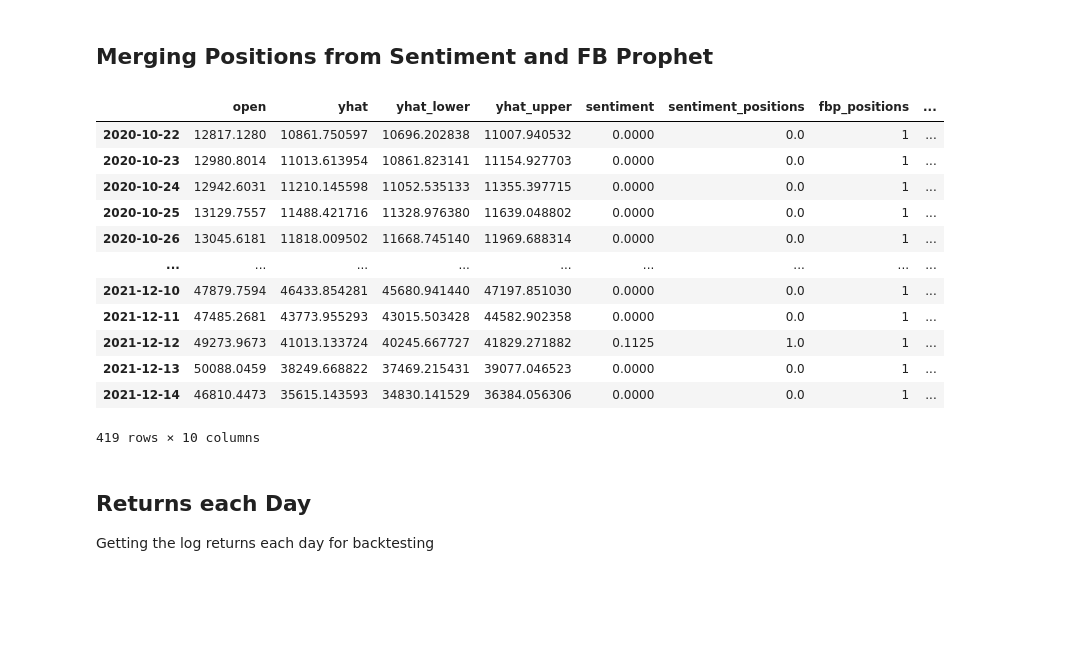
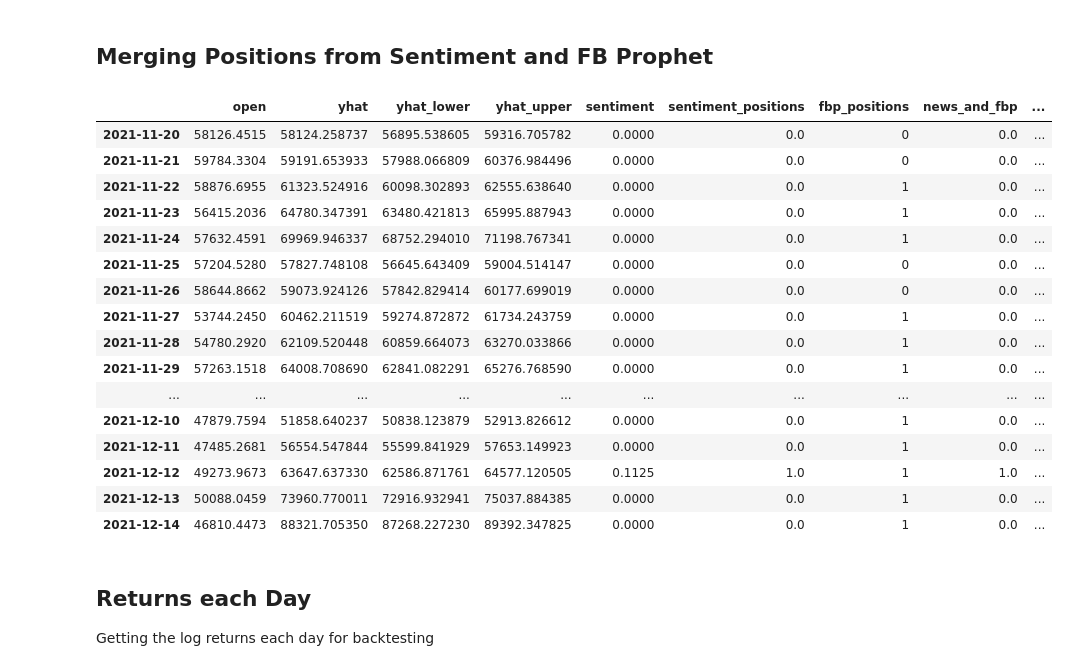
Before and after one commit to marcosan93/Medium-Misc-Tutorials, a Jupyter notebook: Crypto-Tutorials/NewsSentiment-TimeSeries-Crypto.ipynb, the cells around one changed output. Drawn from its saved outputs; the diff is of its cells as text; code cells hidden in the pictures; blank space fills up the shorter version.

```diff
--- a/Crypto-Tutorials/NewsSentiment-TimeSeries-Crypto.ipynb
+++ b/Crypto-Tutorials/NewsSentiment-TimeSeries-Crypto.ipynb
@@ -345,14 +343,14 @@ positions = pred_df.merge(
     how='inner'
 )
 
-# Getting forecast positions
+# Getting forecast prophet positions
 positions['fbp_positions'] = positions.apply(
-    lambda x: fbpPositions(x, short=False),
+    lambda x: fbpPositions(x, short=True),
     axis=1
 )
 
-# Getting the overall positions
-positions['overall_positions'] = positions.apply(
+# Getting the overall positions of prophet and sentiment
+positions['news_and_fbp'] = positions.apply(
     lambda x: overallPosition(x),
     axis=1
 )
@@ -364,22 +362,26 @@ positions['buy_hold'] = 1
 positions['random_positions'] = random.choices(
     [1,0,-1], k=len(positions)
 )
-
-positions
-# %% [output]
-|  | open | yhat | yhat_lower | yhat_upper | sentiment | sentiment_positions | fbp_positions | ... |
-| 2020-10-22 | 12817.1280 | 10861.750597 | 10696.202838 | 11007.940532 | 0.0000 | 0.0 | 1 | ... |
-| 2020-10-23 | 12980.8014 | 11013.613954 | 10861.823141 | 11154.927703 | 0.0000 | 0.0 | 1 | ... |
-| 2020-10-24 | 12942.6031 | 11210.145598 | 11052.535133 | 11355.397715 | 0.0000 | 0.0 | 1 | ... |
-| 2020-10-25 | 13129.7557 | 11488.421716 | 11328.976380 | 11639.048802 | 0.0000 | 0.0 | 1 | ... |
-| 2020-10-26 | 13045.6181 | 11818.009502 | 11668.745140 | 11969.688314 | 0.0000 | 0.0 | 1 | ... |
-| ... | ... | ... | ... | ... | ... | ... | ... | ... |
-| 2021-12-10 | 47879.7594 | 46433.854281 | 45680.941440 | 47197.851030 | 0.0000 | 0.0 | 1 | ... |
-| 2021-12-11 | 47485.2681 | 43773.955293 | 43015.503428 | 44582.902358 | 0.0000 | 0.0 | 1 | ... |
-| 2021-12-12 | 49273.9673 | 41013.133724 | 40245.667727 | 41829.271882 | 0.1125 | 1.0 | 1 | ... |
-| 2021-12-13 | 50088.0459 | 38249.668822 | 37469.215431 | 39077.046523 | 0.0000 | 0.0 | 1 | ... |
-| 2021-12-14 | 46810.4473 | 35615.143593 | 34830.141529 | 36384.056306 | 0.0000 | 0.0 | 1 | ... |
-419 rows × 10 columns
+# %%
+positions.tail(25)
+# %% [output]
+|  | open | yhat | yhat_lower | yhat_upper | sentiment | sentiment_positions | fbp_positions | news_and_fbp | ... |
+| 2021-11-20 | 58126.4515 | 58124.258737 | 56895.538605 | 59316.705782 | 0.0000 | 0.0 | 0 | 0.0 | ... |
+| 2021-11-21 | 59784.3304 | 59191.653933 | 57988.066809 | 60376.984496 | 0.0000 | 0.0 | 0 | 0.0 | ... |
+| 2021-11-22 | 58876.6955 | 61323.524916 | 60098.302893 | 62555.638640 | 0.0000 | 0.0 | 1 | 0.0 | ... |
+| 2021-11-23 | 56415.2036 | 64780.347391 | 63480.421813 | 65995.887943 | 0.0000 | 0.0 | 1 | 0.0 | ... |
+| 2021-11-24 | 57632.4591 | 69969.946337 | 68752.294010 | 71198.767341 | 0.0000 | 0.0 | 1 | 0.0 | ... |
+| 2021-11-25 | 57204.5280 | 57827.748108 | 56645.643409 | 59004.514147 | 0.0000 | 0.0 | 0 | 0.0 | ... |
+| 2021-11-26 | 58644.8662 | 59073.924126 | 57842.829414 | 60177.699019 | 0.0000 | 0.0 | 0 | 0.0 | ... |
+| 2021-11-27 | 53744.2450 | 60462.211519 | 59274.872872 | 61734.243759 | 0.0000 | 0.0 | 1 | 0.0 | ... |
+| 2021-11-28 | 54780.2920 | 62109.520448 | 60859.664073 | 63270.033866 | 0.0000 | 0.0 | 1 | 0.0 | ... |
+| 2021-11-29 | 57263.1518 | 64008.708690 | 62841.082291 | 65276.768590 | 0.0000 | 0.0 | 1 | 0.0 | ... |
+| ... | ... | ... | ... | ... | ... | ... | ... | ... | ... |
+| 2021-12-10 | 47879.7594 | 51858.640237 | 50838.123879 | 52913.826612 | 0.0000 | 0.0 | 1 | 0.0 | ... |
+| 2021-12-11 | 47485.2681 | 56554.547844 | 55599.841929 | 57653.149923 | 0.0000 | 0.0 | 1 | 0.0 | ... |
+| 2021-12-12 | 49273.9673 | 63647.637330 | 62586.871761 | 64577.120505 | 0.1125 | 1.0 | 1 | 1.0 | ... |
+| 2021-12-13 | 50088.0459 | 73960.770011 | 72916.932941 | 75037.884385 | 0.0000 | 0.0 | 1 | 0.0 | ... |
+| 2021-12-14 | 46810.4473 | 88321.705350 | 87268.227230 | 89392.347825 | 0.0000 | 0.0 | 1 | 0.0 | ... |
 # %% [markdown]
 ## Returns each Day
 Getting the log returns each day for backtesting
```
Also changed, not shown: parts of 11 cells of this notebook.
